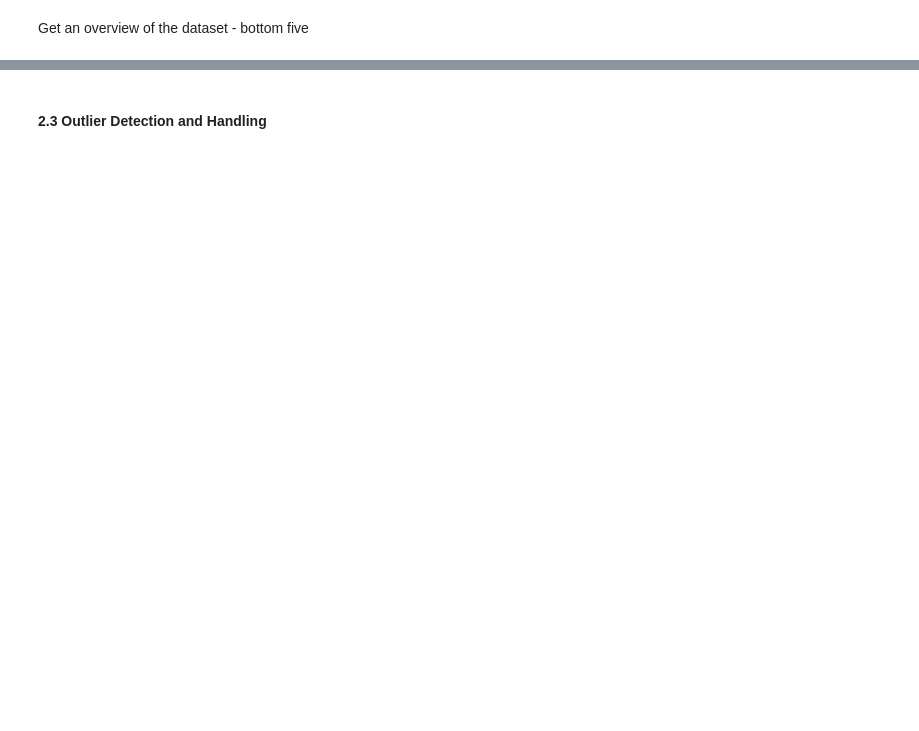
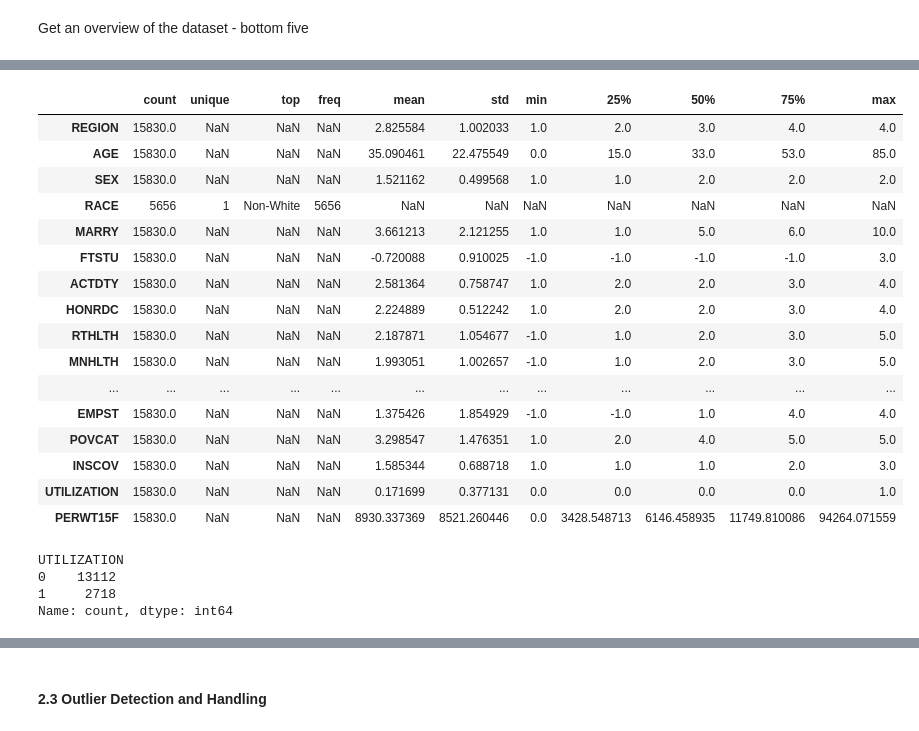
Before and after one commit to gracejiang0929/FA24_DSC180A_Repo, a Jupyter notebook: pt2_Demographic Analysis.ipynb, the cells around one changed output, grey strips where cells are left out. Saved outputs shown, nothing was run; the diff lists cells and outputs as text; code cells hidden in the pictures; blank space fills up the shorter version.

```diff
--- a/pt2_Demographic Analysis.ipynb
+++ b/pt2_Demographic Analysis.ipynb
@@ -331,0 +362,27 @@ df_panel_19_reduced.tail()
+# %%
+df_panel_19_reduced.describe(include='all').transpose()
+# %% [output]
+|  | count | unique | top | freq | mean | std | min | 25% | 50% | 75% | max |
+| REGION | 15830.0 | NaN | NaN | NaN | 2.825584 | 1.002033 | 1.0 | 2.0 | 3.0 | 4.0 | 4.0 |
+| AGE | 15830.0 | NaN | NaN | NaN | 35.090461 | 22.475549 | 0.0 | 15.0 | 33.0 | 53.0 | 85.0 |
+| SEX | 15830.0 | NaN | NaN | NaN | 1.521162 | 0.499568 | 1.0 | 1.0 | 2.0 | 2.0 | 2.0 |
+| RACE | 5656 | 1 | Non-White | 5656 | NaN | NaN | NaN | NaN | NaN | NaN | NaN |
+| MARRY | 15830.0 | NaN | NaN | NaN | 3.661213 | 2.121255 | 1.0 | 1.0 | 5.0 | 6.0 | 10.0 |
+| FTSTU | 15830.0 | NaN | NaN | NaN | -0.720088 | 0.910025 | -1.0 | -1.0 | -1.0 | -1.0 | 3.0 |
+| ACTDTY | 15830.0 | NaN | NaN | NaN | 2.581364 | 0.758747 | 1.0 | 2.0 | 2.0 | 3.0 | 4.0 |
+| HONRDC | 15830.0 | NaN | NaN | NaN | 2.224889 | 0.512242 | 1.0 | 2.0 | 2.0 | 3.0 | 4.0 |
+| RTHLTH | 15830.0 | NaN | NaN | NaN | 2.187871 | 1.054677 | -1.0 | 1.0 | 2.0 | 3.0 | 5.0 |
+| MNHLTH | 15830.0 | NaN | NaN | NaN | 1.993051 | 1.002657 | -1.0 | 1.0 | 2.0 | 3.0 | 5.0 |
+| ... | ... | ... | ... | ... | ... | ... | ... | ... | ... | ... | ... |
+| EMPST | 15830.0 | NaN | NaN | NaN | 1.375426 | 1.854929 | -1.0 | -1.0 | 1.0 | 4.0 | 4.0 |
+| POVCAT | 15830.0 | NaN | NaN | NaN | 3.298547 | 1.476351 | 1.0 | 2.0 | 4.0 | 5.0 | 5.0 |
+| INSCOV | 15830.0 | NaN | NaN | NaN | 1.585344 | 0.688718 | 1.0 | 1.0 | 1.0 | 2.0 | 3.0 |
+| UTILIZATION | 15830.0 | NaN | NaN | NaN | 0.171699 | 0.377131 | 0.0 | 0.0 | 0.0 | 0.0 | 1.0 |
+| PERWT15F | 15830.0 | NaN | NaN | NaN | 8930.337369 | 8521.260446 | 0.0 | 3428.548713 | 6146.458935 | 11749.810086 | 94264.071559 |
+# %%
+df_panel_19_reduced.UTILIZATION.value_counts()
+# %% [output]
+UTILIZATION
+0    13112
+1     2718
+Name: count, dtype: int64
```
Also changed, not shown: parts of 54 cells of this notebook, 2 other files.
